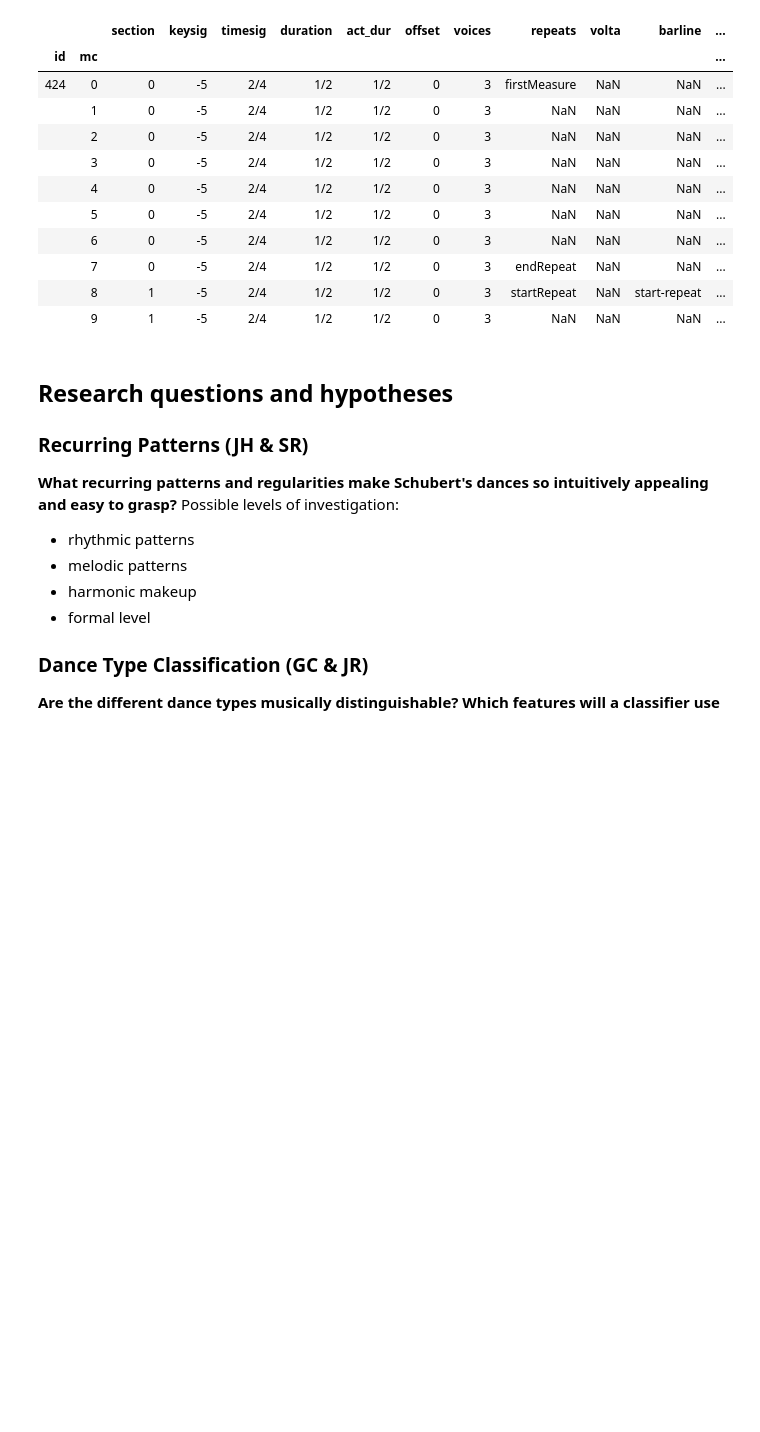
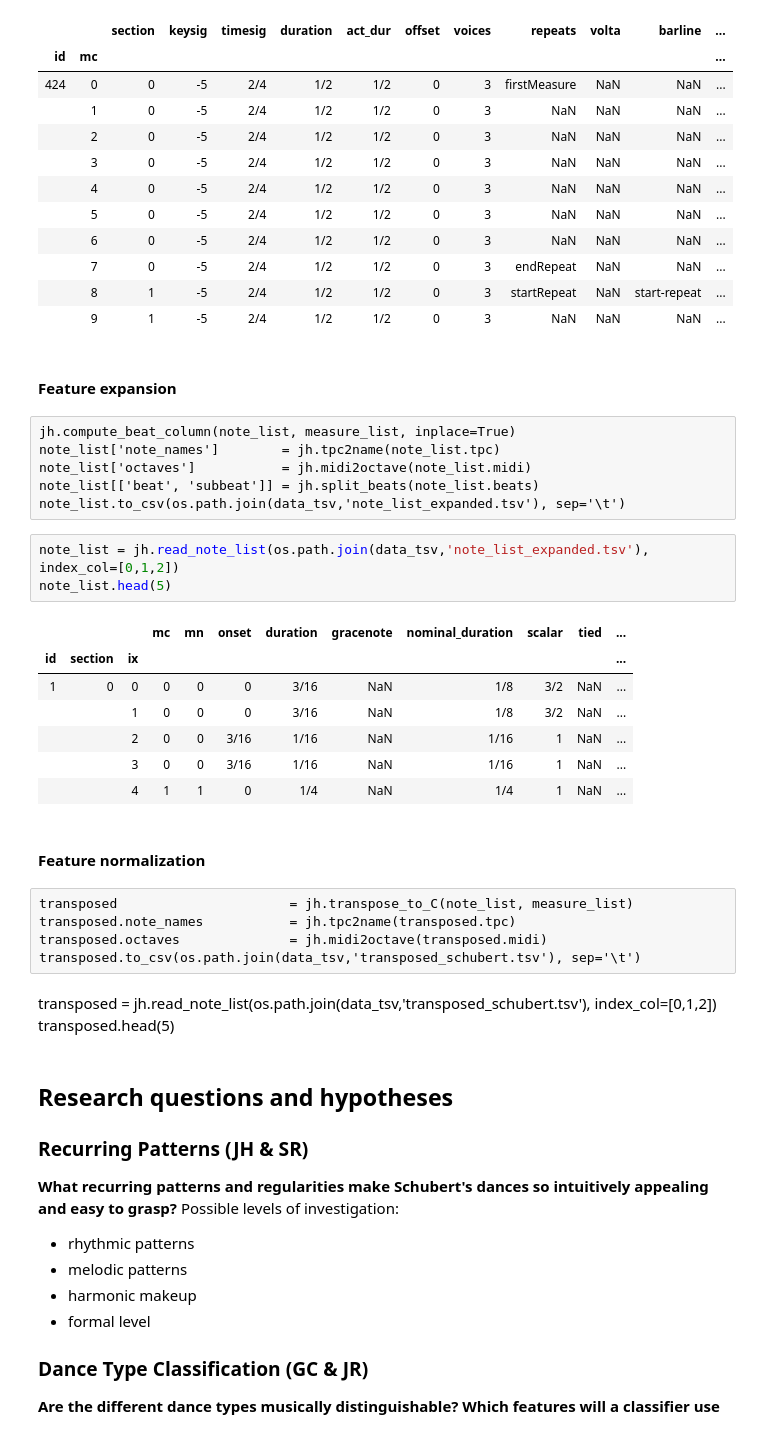
Before and after one commit to annotatorB/schubert_dances, a Jupyter notebook: DataStory.ipynb, the cells around one changed output. Cells and saved outputs as stored; diff of their text form; blank space fills up the shorter version.

```diff
--- a/DataStory.ipynb
+++ b/DataStory.ipynb
@@ -181,6 +181,35 @@ measure_list.loc[[424]].head(10)
 |  | 7 | 0 | -5 | 2/4 | 1/2 | 1/2 | 0 | 3 | endRepeat | NaN | NaN | ... |
 |  | 8 | 1 | -5 | 2/4 | 1/2 | 1/2 | 0 | 3 | startRepeat | NaN | start-repeat | ... |
 |  | 9 | 1 | -5 | 2/4 | 1/2 | 1/2 | 0 | 3 | NaN | NaN | NaN | ... |
+# %% [markdown]
+#### Feature expansion
+# %% [raw]
+jh.compute_beat_column(note_list, measure_list, inplace=True)
+note_list['note_names']        = jh.tpc2name(note_list.tpc)
+note_list['octaves']           = jh.midi2octave(note_list.midi)
+note_list[['beat', 'subbeat']] = jh.split_beats(note_list.beats)
+note_list.to_csv(os.path.join(data_tsv,'note_list_expanded.tsv'), sep='\t')
+# %%
+note_list = jh.read_note_list(os.path.join(data_tsv,'note_list_expanded.tsv'), index_col=[0,1,2])
+note_list.head(5)
+# %% [output]
+|  |  |  | mc | mn | onset | duration | gracenote | nominal_duration | scalar | tied | ... |
+| id | section | ix |  |  |  |  |  |  |  |  | ... |
+| 1 | 0 | 0 | 0 | 0 | 0 | 3/16 | NaN | 1/8 | 3/2 | NaN | ... |
+|  |  | 1 | 0 | 0 | 0 | 3/16 | NaN | 1/8 | 3/2 | NaN | ... |
+|  |  | 2 | 0 | 0 | 3/16 | 1/16 | NaN | 1/16 | 1 | NaN | ... |
+|  |  | 3 | 0 | 0 | 3/16 | 1/16 | NaN | 1/16 | 1 | NaN | ... |
+|  |  | 4 | 1 | 1 | 0 | 1/4 | NaN | 1/4 | 1 | NaN | ... |
+# %% [markdown]
+#### Feature normalization
+# %% [raw]
+transposed                      = jh.transpose_to_C(note_list, measure_list)
+transposed.note_names           = jh.tpc2name(transposed.tpc)
+transposed.octaves              = jh.midi2octave(transposed.midi)
+transposed.to_csv(os.path.join(data_tsv,'transposed_schubert.tsv'), sep='\t')
+# %% [markdown]
+transposed = jh.read_note_list(os.path.join(data_tsv,'transposed_schubert.tsv'), index_col=[0,1,2])
+transposed.head(5)
 # %% [markdown]
 ## Research questions and hypotheses
 
```
Also changed, not shown: parts of 2 cells of this notebook, 4 other files.
